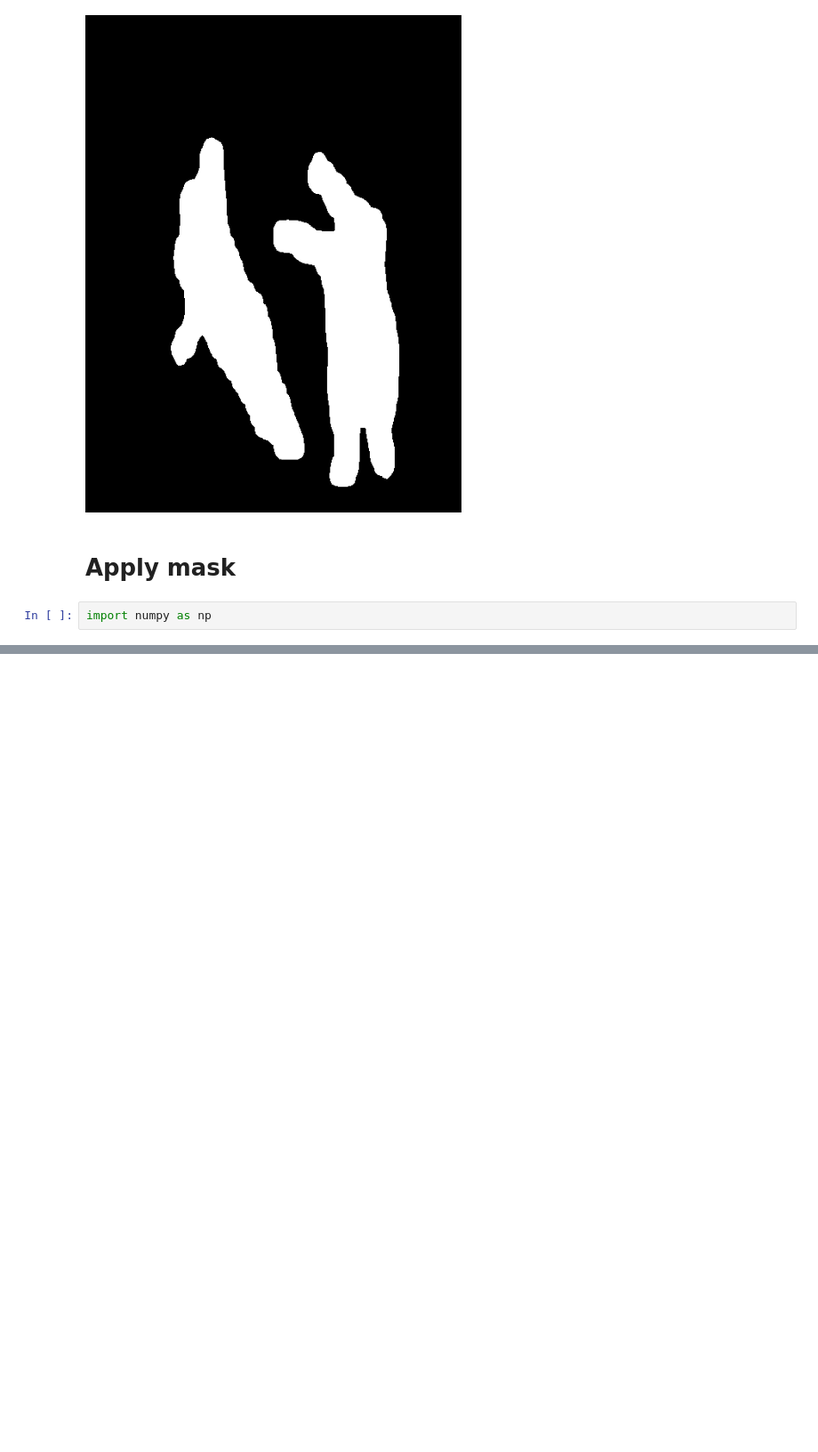
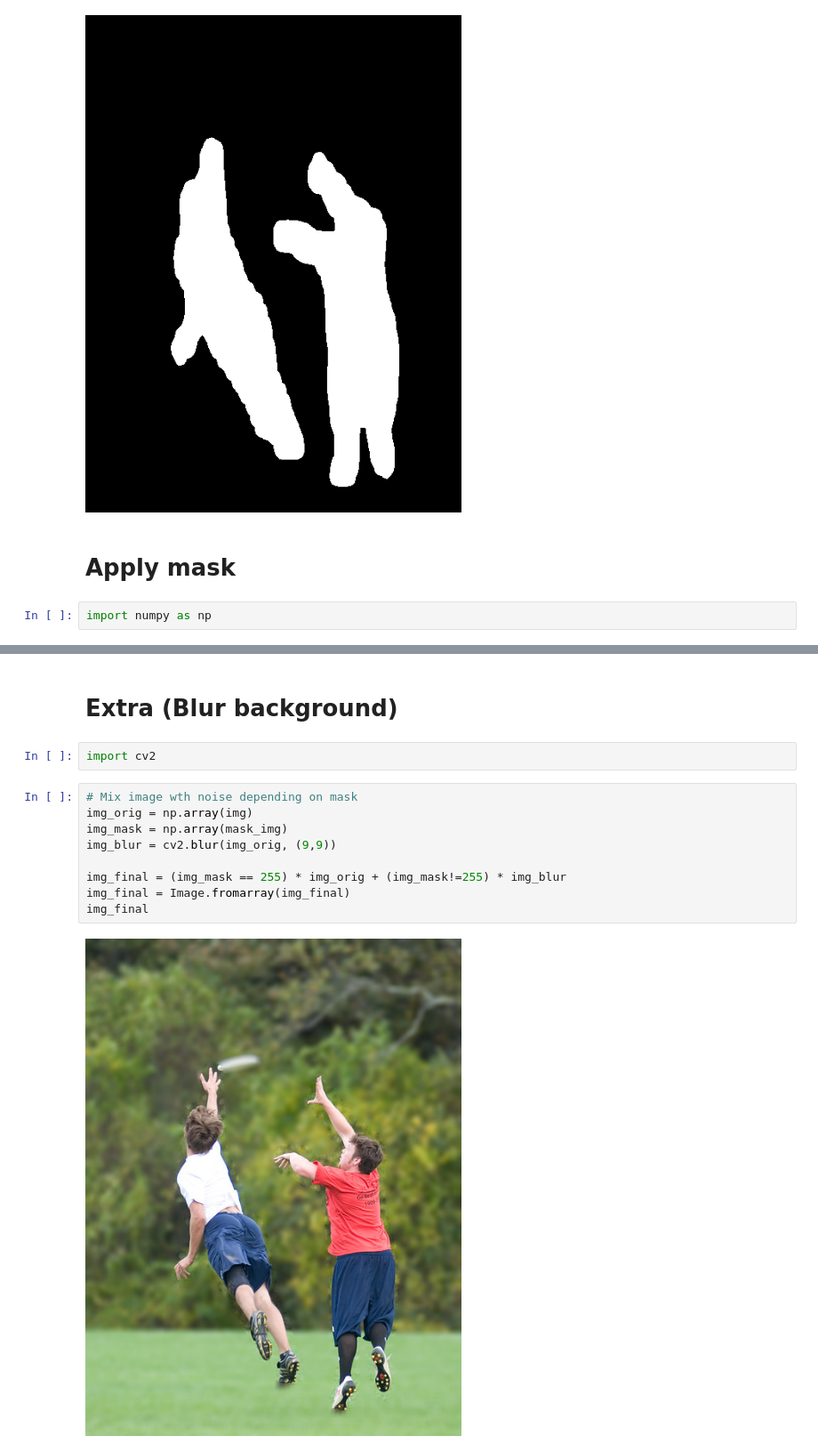
Before and after one commit to bwosh/InCognitiveWro2019, a Jupyter notebook: notebook.ipynb, the cells around one changed output, grey strips where cells are left out. Shown at 89% size. Cells and saved outputs as stored; diff of their text form; blank space fills up the shorter version.

Commit message:
blur the background

```diff
--- a/notebook.ipynb
+++ b/notebook.ipynb
@@ -148,0 +149,15 @@ img_final
+# %% [markdown]
+# Extra (Blur background)
+# %%
+import cv2
+# %%
+# Mix image wth noise depending on mask
+img_orig = np.array(img)
+img_mask = np.array(mask_img)
+img_blur = cv2.blur(img_orig, (9,9))
+
+img_final = (img_mask == 255) * img_orig + (img_mask!=255) * img_blur
+img_final = Image.fromarray(img_final)
+img_final
+# %% [output]
+[figure, added]
```
Also changed, not shown: parts of 3 cells of this notebook.
